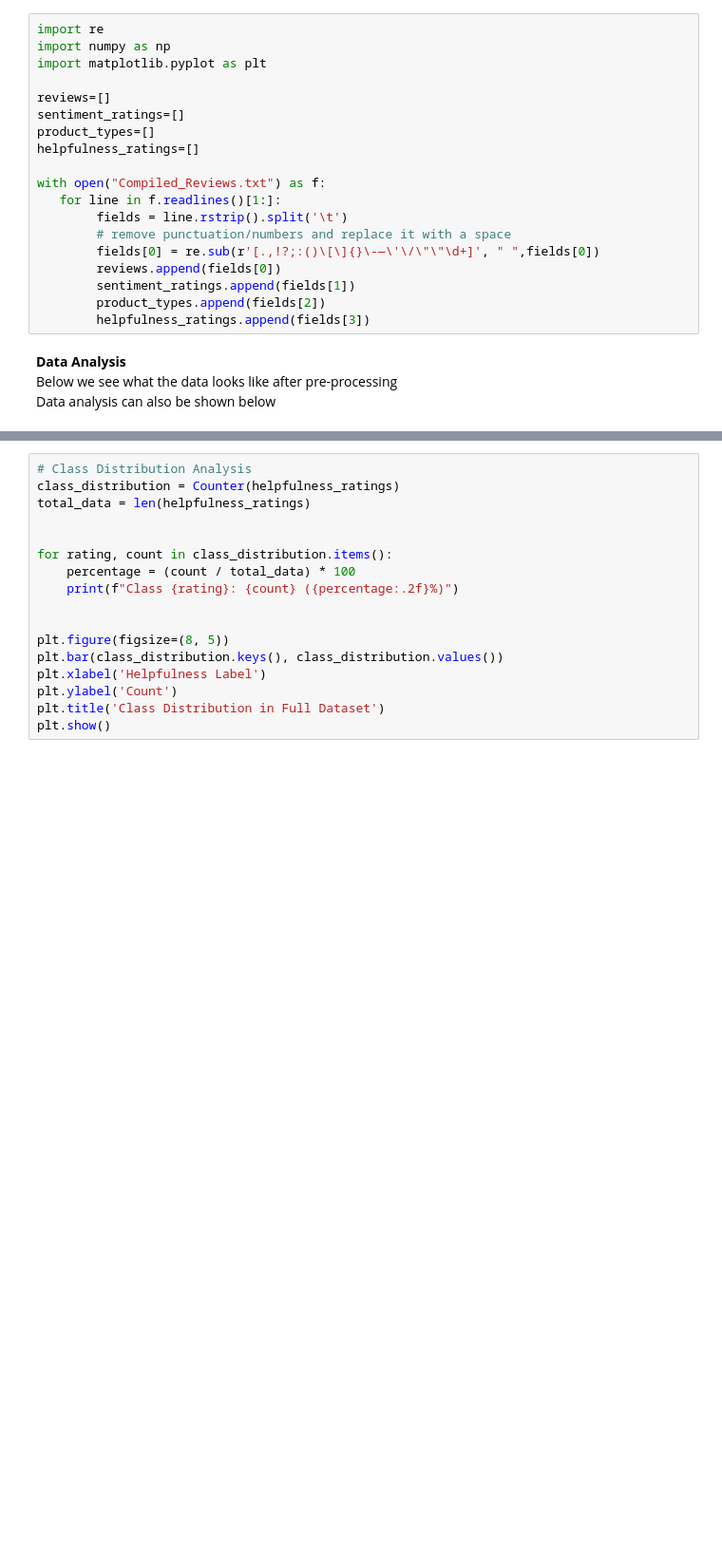
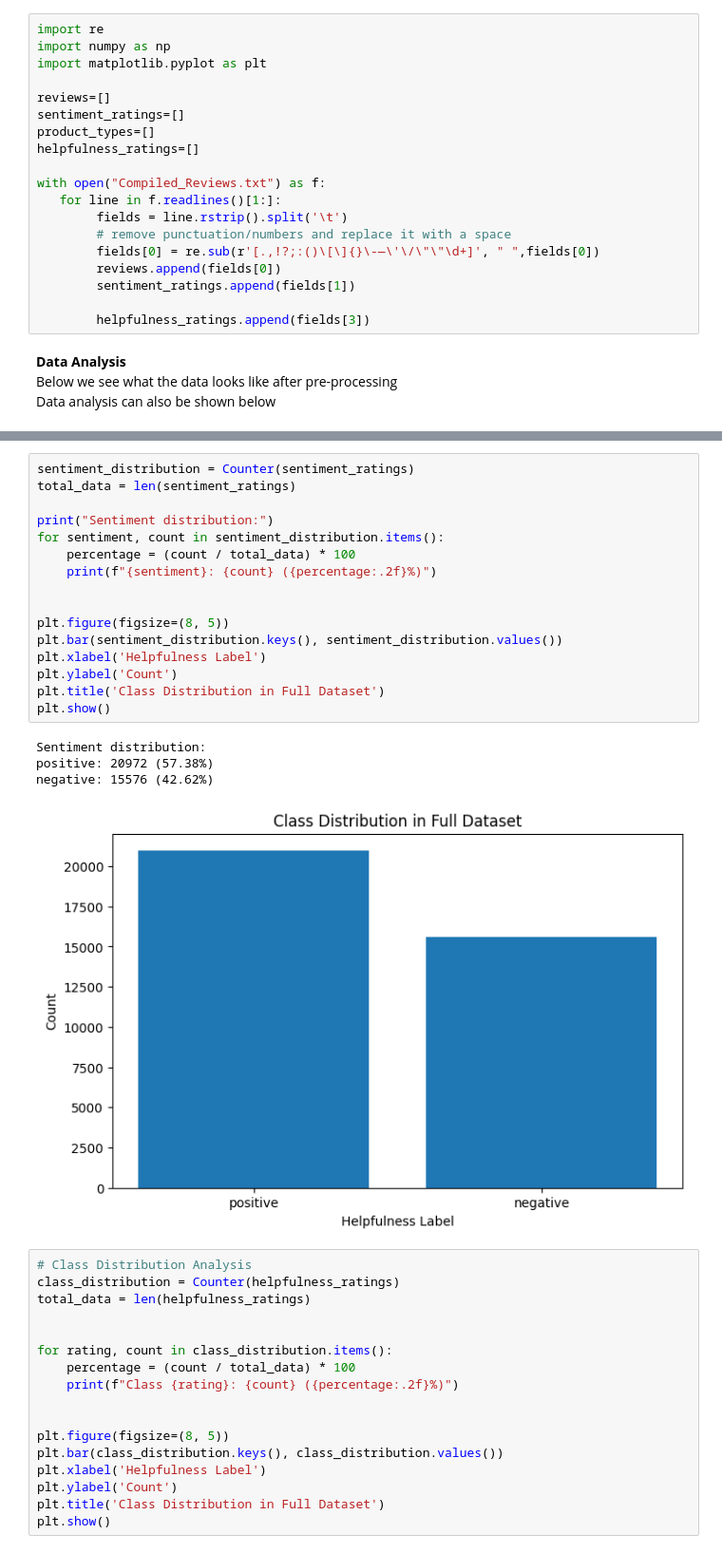
Before and after one commit to noobylub/final_coursework, a Jupyter notebook: coursework_data_import.ipynb, the cells around one changed output, grey strips where cells are left out. Shown at 95% size. Drawn from its saved outputs; the diff is of its cells as text; blank space fills up the shorter version.

```diff
--- a/coursework_data_import.ipynb
+++ b/coursework_data_import.ipynb
@@ -56,7 +48,7 @@ with open("Compiled_Reviews.txt") as f:
         fields[0] = re.sub(r'[.,!?;:()\[\]{}\-—\'\/\"\"\d+]', " ",fields[0])
         reviews.append(fields[0])
         sentiment_ratings.append(fields[1])
-        product_types.append(fields[2])
+
         helpfulness_ratings.append(fields[3])
 # %% [markdown]
 **Data Analysis**
@@ -93,6 +86,27 @@ Review is  great anniversary present  fav song    I love the way you love me
 Sentiment  positive
 Helpfullness is  neutral
 -----------
+# %%
+sentiment_distribution = Counter(sentiment_ratings)
+total_data = len(sentiment_ratings)
+
+print("Sentiment distribution:")
+for sentiment, count in sentiment_distribution.items():
+    percentage = (count / total_data) * 100
+    print(f"{sentiment}: {count} ({percentage:.2f}%)")
+
+
+plt.figure(figsize=(8, 5))
+plt.bar(sentiment_distribution.keys(), sentiment_distribution.values())
+plt.xlabel('Helpfulness Label')
+plt.ylabel('Count')
+plt.title('Class Distribution in Full Dataset')
+plt.show()
+# %% [output]
+Sentiment distribution:
+positive: 20972 (57.38%)
+negative: 15576 (42.62%)
+[figure, added]
 # %%
 # Class Distribution Analysis
 class_distribution = Counter(helpfulness_ratings)
```
Also changed, not shown: parts of 63 cells of this notebook, 1 other file.
